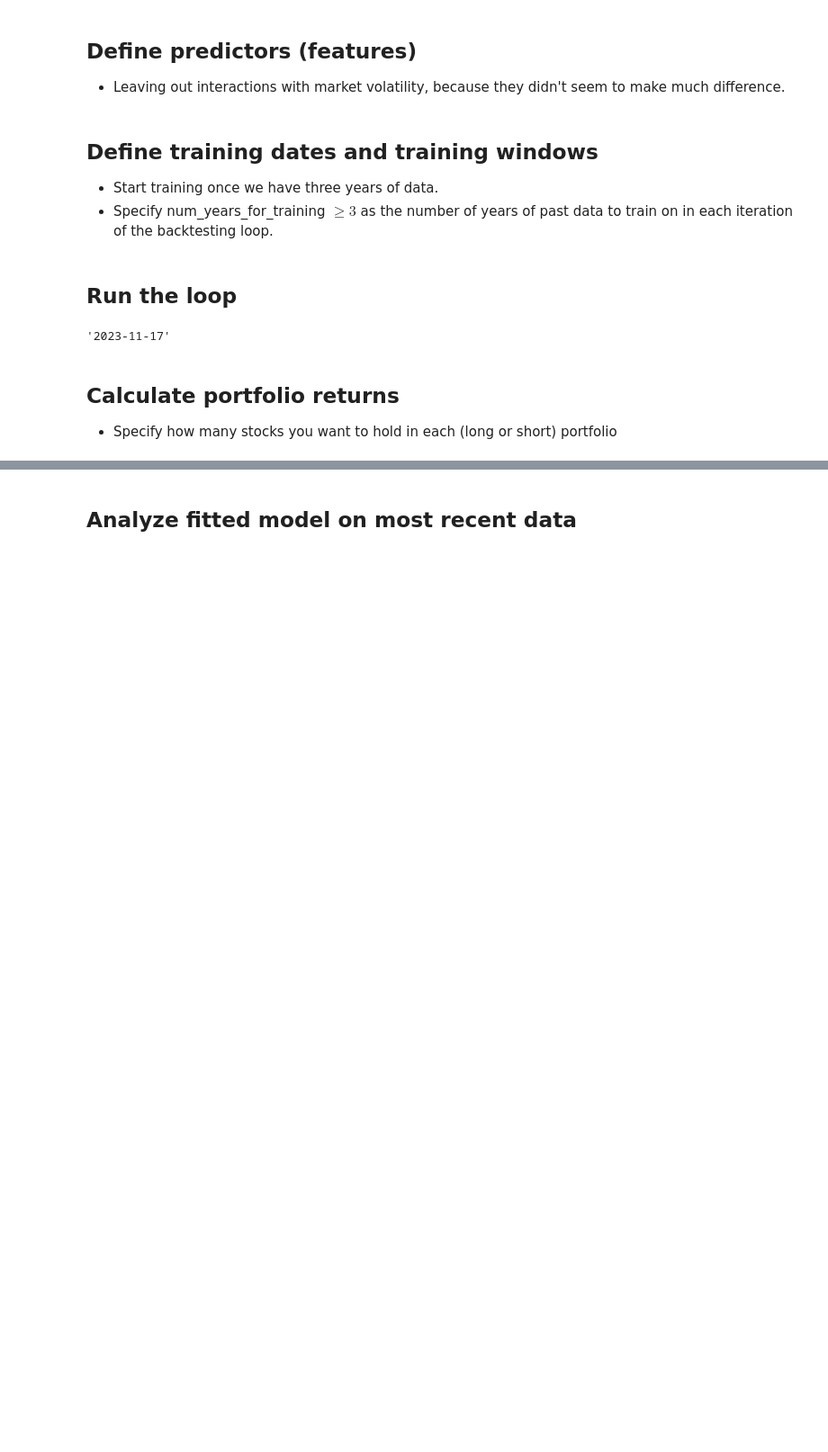
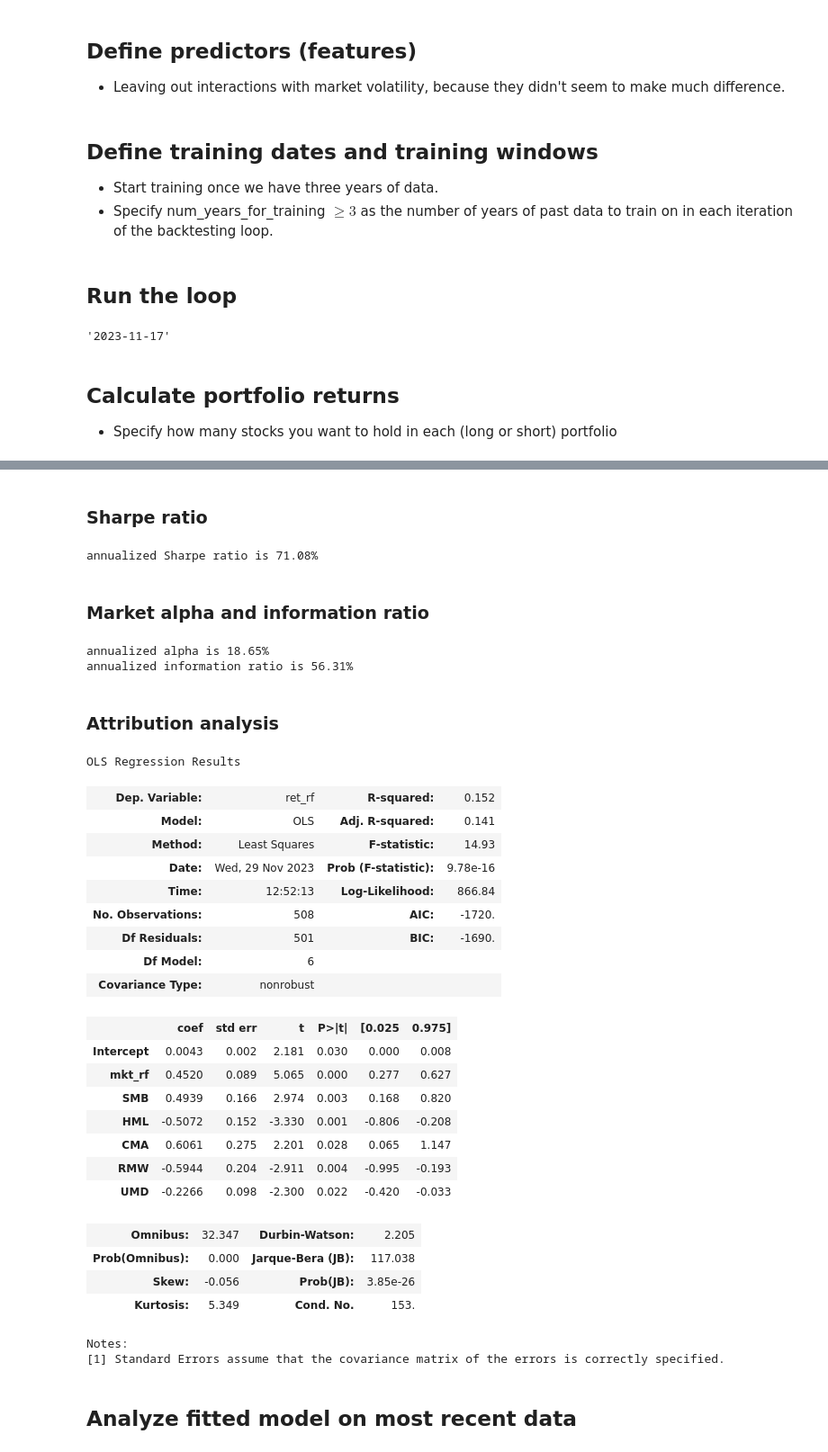
Before and after one commit to kerryback/MGMT638, a Jupyter notebook: notebooks/11-backtest.ipynb, the cells around one changed output, grey strips where cells are left out. Shown at 90% size. Cells and saved outputs as stored; diff of their text form; code cells hidden in the pictures; blank space fills up the shorter version.

```diff
--- a/notebooks/11-backtest.ipynb
+++ b/notebooks/11-backtest.ipynb
@@ -148,2 +204,59 @@ mean annualized short return is -24.73%
+# %% [markdown]
+### Sharpe ratio
+# %%
+import numpy as np
+
+sharpe = np.sqrt(52) * (data.ret - data.RF).mean() / data.ret.std()
+print(f"annualized Sharpe ratio is {sharpe:.2%}")
+# %% [output]
+annualized Sharpe ratio is 71.08%
+# %% [markdown]
+### Market alpha and information ratio
+# %%
+import statsmodels.formula.api as smf
+
+data["ret_rf"] = data.ret - data.RF
+data["mkt_rf"] = data["Mkt-RF"]
+result = smf.ols("ret_rf ~ mkt_rf", data).fit()
+
+alpha = 52*result.params["Intercept"]
+resid_stdev = np.sqrt(52 * result.mse_resid)
+info_ratio = alpha / resid_stdev
+
+print(f"annualized alpha is {alpha:.2%}")
+print(f"annualized information ratio is {info_ratio:.2%}")
+# %% [output]
+annualized alpha is 18.65%
+annualized information ratio is 56.31%
+# %% [markdown]
+### Attribution analysis
+# %%
+result = smf.ols("ret_rf ~ mkt_rf + SMB + HML + CMA + RMW + UMD", data).fit()
+result.summary()
+# %% [output]
+OLS Regression Results
+| Dep. Variable: | ret_rf | R-squared: | 0.152 |
+| Model: | OLS | Adj. R-squared: | 0.141 |
+| Method: | Least Squares | F-statistic: | 14.93 |
+| Date: | Wed, 29 Nov 2023 | Prob (F-statistic): | 9.78e-16 |
+| Time: | 12:52:13 | Log-Likelihood: | 866.84 |
+| No. Observations: | 508 | AIC: | -1720. |
+| Df Residuals: | 501 | BIC: | -1690. |
+| Df Model: | 6 |  |  |
+| Covariance Type: | nonrobust |  |  |
+|  | coef | std err | t | P>|t| | [0.025 | 0.975] |
+| Intercept | 0.0043 | 0.002 | 2.181 | 0.030 | 0.000 | 0.008 |
+| mkt_rf | 0.4520 | 0.089 | 5.065 | 0.000 | 0.277 | 0.627 |
+| SMB | 0.4939 | 0.166 | 2.974 | 0.003 | 0.168 | 0.820 |
+| HML | -0.5072 | 0.152 | -3.330 | 0.001 | -0.806 | -0.208 |
+| CMA | 0.6061 | 0.275 | 2.201 | 0.028 | 0.065 | 1.147 |
+| RMW | -0.5944 | 0.204 | -2.911 | 0.004 | -0.995 | -0.193 |
+| UMD | -0.2266 | 0.098 | -2.300 | 0.022 | -0.420 | -0.033 |
+| Omnibus: | 32.347 | Durbin-Watson: | 2.205 |
+| Prob(Omnibus): | 0.000 | Jarque-Bera (JB): | 117.038 |
+| Skew: | -0.056 | Prob(JB): | 3.85e-26 |
+| Kurtosis: | 5.349 | Cond. No. | 153. |
+Notes:
+[1] Standard Errors assume that the covariance matrix of the errors is correctly specified.
 # %% [markdown]
 ## Analyze fitted model on most recent data
```
Also changed, not shown: parts of 28 cells of this notebook, 8 other files.
